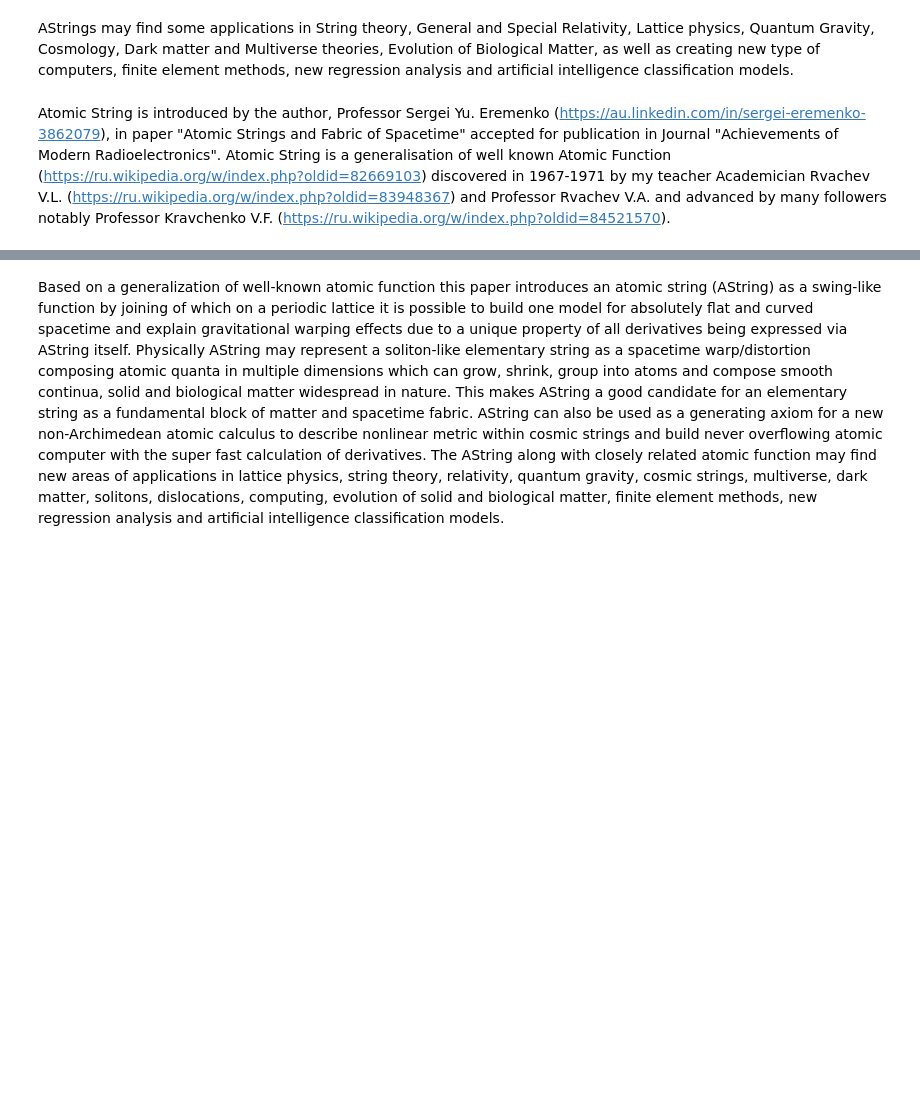
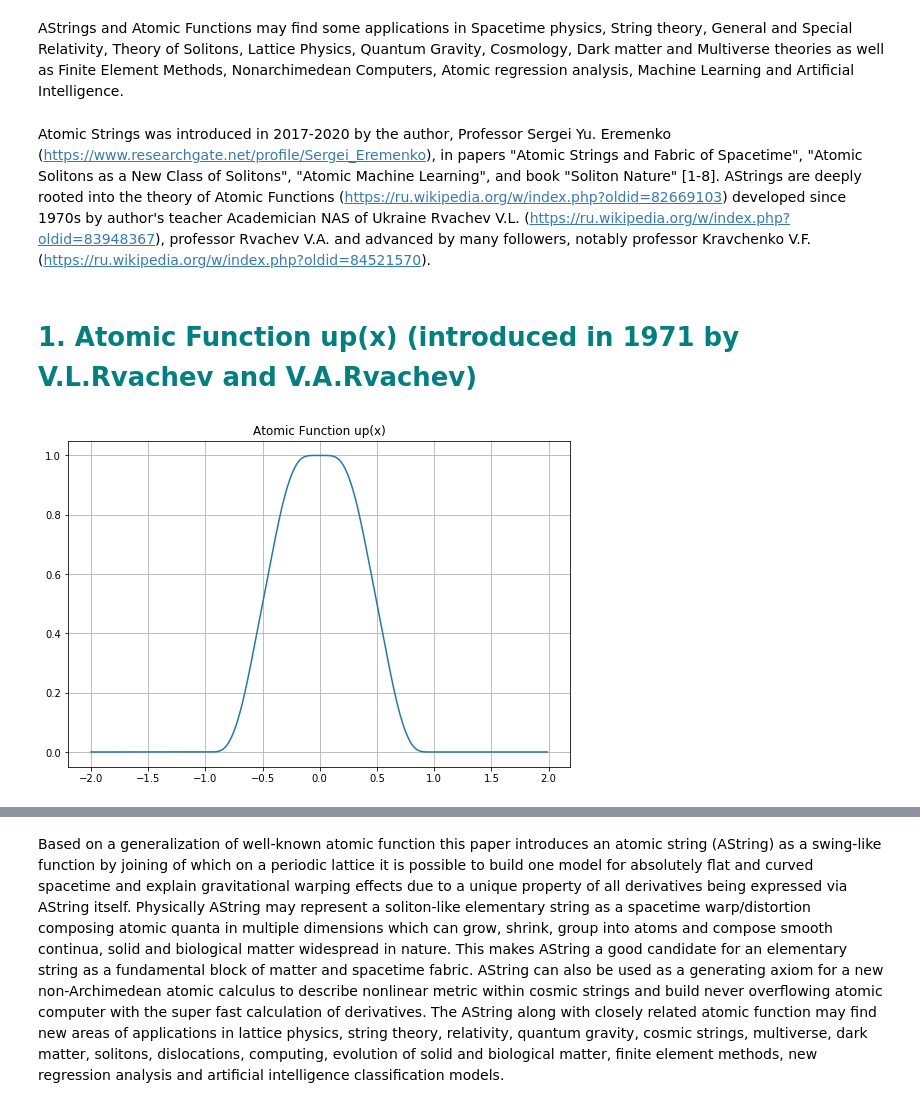
Before and after one commit to SolitonScientific/AtomicString, a Jupyter notebook: AtomicString1.ipynb, the cells around one changed output, grey strips where cells are left out. Saved outputs shown, nothing was run; the diff lists cells and outputs as text; code cells hidden in the pictures; blank space fills up the shorter version.

```diff
--- a/AtomicString1.ipynb
+++ b/AtomicString1.ipynb
@@ -5,4 +19,6 @@
 # %% [markdown]
-AStrings may find some applications in String theory, General and Special Relativity, Lattice physics, Quantum Gravity, Cosmology, Dark matter and Multiverse theories, Evolution of Biological Matter, as well as creating new type of computers, finite element methods, new regression analysis and artificial intelligence classification models.
+AStrings  and Atomic Functions may find some applications in Spacetime physics, String theory, General and Special Relativity, Theory of Solitons, Lattice Physics, Quantum Gravity, Cosmology, Dark matter and Multiverse theories as well as Finite Element Methods, Nonarchimedean Computers, Atomic regression analysis, Machine Learning and Artificial Intelligence.
 # %% [markdown]
-Atomic String is introduced by the author, Professor Sergei Yu. Eremenko (https://au.linkedin.com/in/sergei-eremenko-3862079), in paper "Atomic Strings and Fabric of Spacetime" accepted for publication in Journal "Achievements of Modern Radioelectronics". Atomic String is a generalisation of well known Atomic Function (https://ru.wikipedia.org/w/index.php?oldid=82669103) discovered in 1967-1971 by my teacher Academician Rvachev V.L. (https://ru.wikipedia.org/w/index.php?oldid=83948367) and Professor Rvachev V.A. and advanced by many followers notably Professor Kravchenko V.F. (https://ru.wikipedia.org/w/index.php?oldid=84521570).
+Atomic Strings was introduced in 2017-2020 by the author, Professor Sergei Yu. Eremenko (https://www.researchgate.net/profile/Sergei_Eremenko), in papers "Atomic Strings and Fabric of Spacetime", "Atomic Solitons as a New Class of Solitons", "Atomic Machine Learning", and book "Soliton Nature" [1-8]. AStrings are deeply rooted into the theory of Atomic Functions (https://ru.wikipedia.org/w/index.php?oldid=82669103) developed since 1970s by author's teacher   Academician NAS of Ukraine Rvachev V.L. (https://ru.wikipedia.org/w/index.php?oldid=83948367), professor Rvachev V.A. and advanced by many followers, notably professor Kravchenko V.F. (https://ru.wikipedia.org/w/index.php?oldid=84521570).
+# %% [markdown]
+# <font color=teal>1. Atomic Function up(x) (introduced in 1971 by V.L.Rvachev and V.A.Rvachev)</font>
@@ -8,0 +78,8 @@ Atomic String is introduced by the author, Professor Sergei Yu. Eremenko (https:
+# %%
+x = np.arange(-2.0, 2.0, 0.01)
+pl.title('Atomic Function up(x)')
+pl.plot(x, up(x), label='Atomic Function')
+pl.grid(True)
+pl.show()
+# %% [output]
+[figure, added]
```
Also changed, not shown: parts of 106 cells of this notebook, 21 other files.
